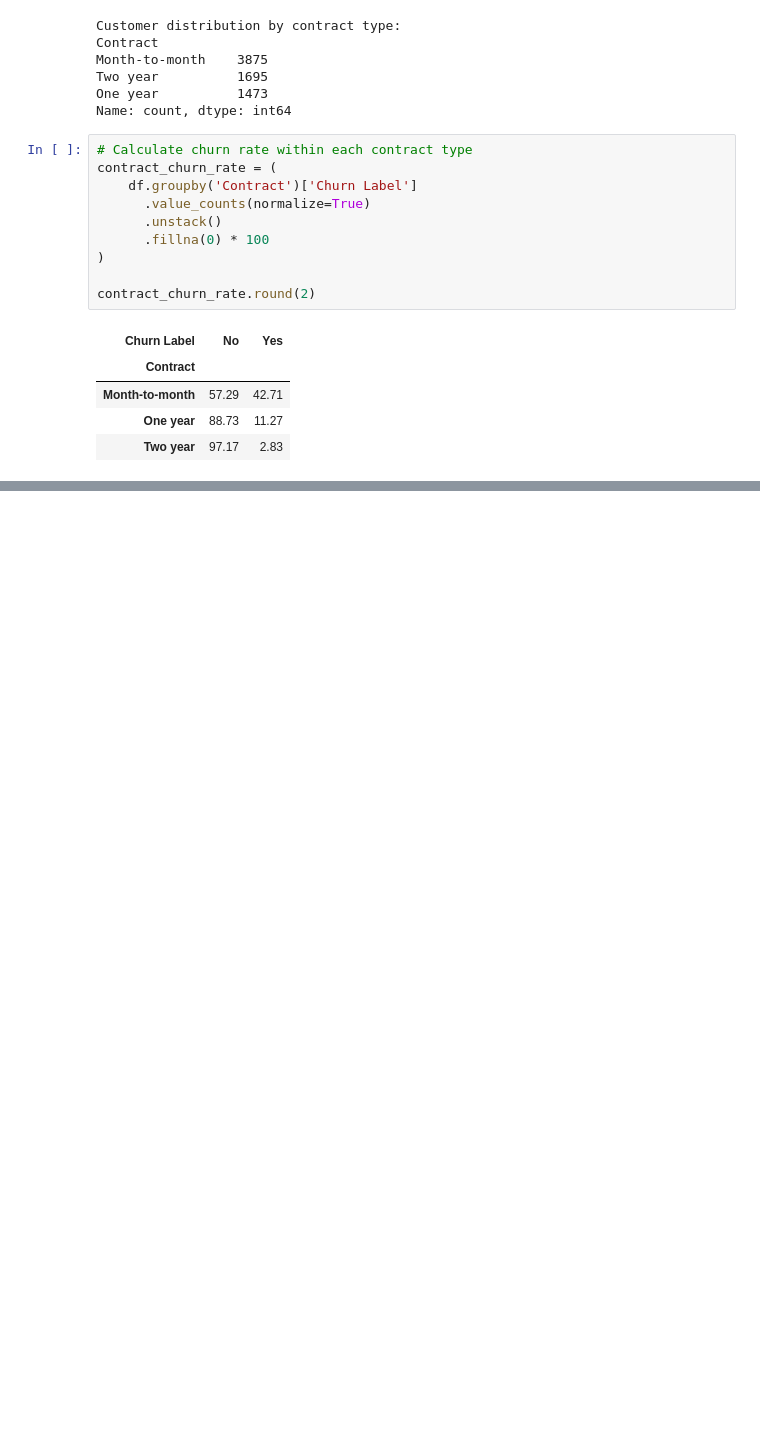
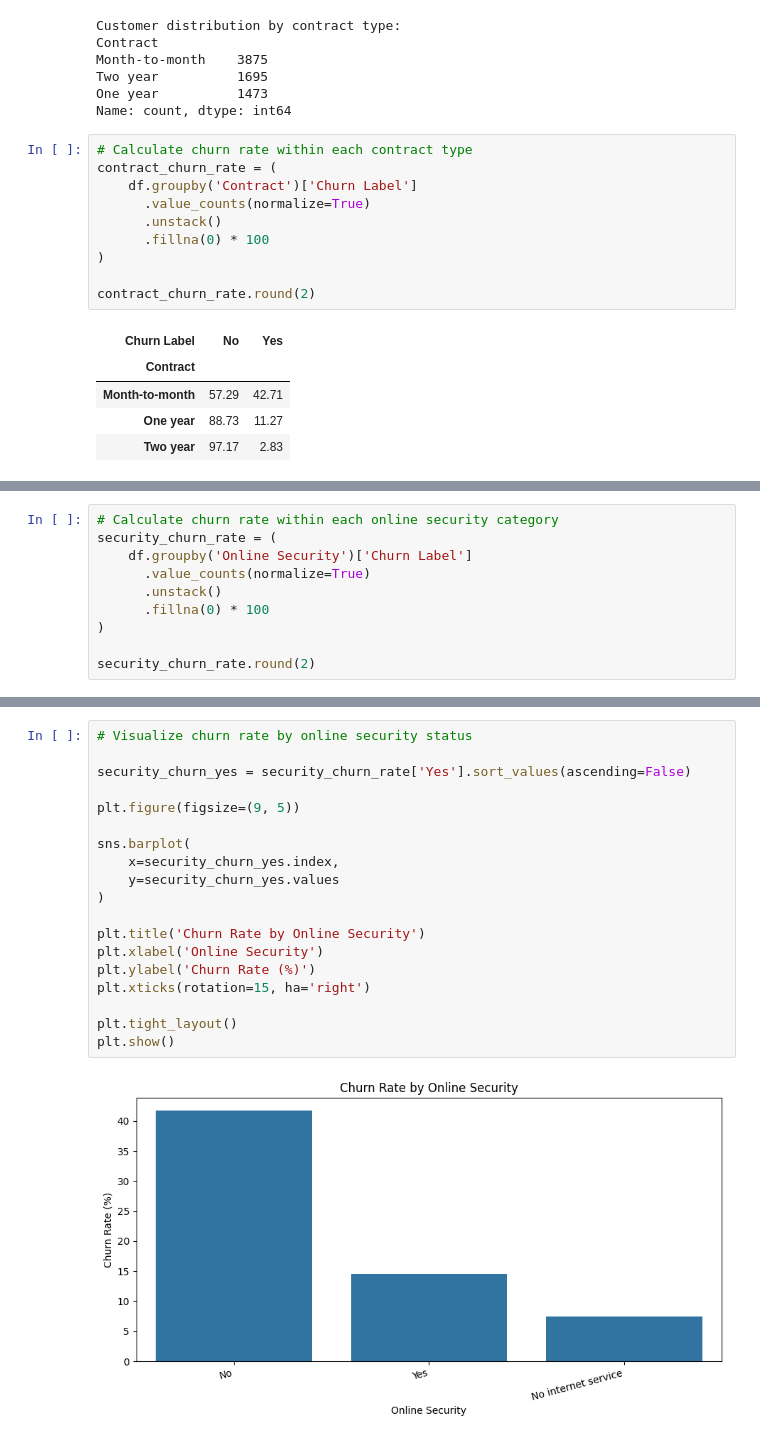
Before and after one commit to AchalaSharma/churn-prediction-project, a Jupyter notebook: notebooks/01_Data_Understanding_and_Initial_EDA.ipynb, the cells around one changed output, grey strips where cells are left out. Drawn from its saved outputs; the diff is of its cells as text; blank space fills up the shorter version.

```diff
--- a/notebooks/01_Data_Understanding_and_Initial_EDA.ipynb
+++ b/notebooks/01_Data_Understanding_and_Initial_EDA.ipynb
@@ -429,0 +572,10 @@ contract_churn_rate.round(2)
+# %%
+# Calculate churn rate within each online security category
+security_churn_rate = (
+    df.groupby('Online Security')['Churn Label']
+      .value_counts(normalize=True)
+      .unstack()
+      .fillna(0) * 100
+)
+
+security_churn_rate.round(2)
@@ -429,0 +588,21 @@ contract_churn_rate.round(2)
+# %%
+# Visualize churn rate by online security status
+
+security_churn_yes = security_churn_rate['Yes'].sort_values(ascending=False)
+
+plt.figure(figsize=(9, 5))
+
+sns.barplot(
+    x=security_churn_yes.index,
+    y=security_churn_yes.values
+)
+
+plt.title('Churn Rate by Online Security')
+plt.xlabel('Online Security')
+plt.ylabel('Churn Rate (%)')
+plt.xticks(rotation=15, ha='right')
+
+plt.tight_layout()
+plt.show()
+# %% [output]
+[figure, added]
```
Also changed, not shown: parts of 35 cells of this notebook.
